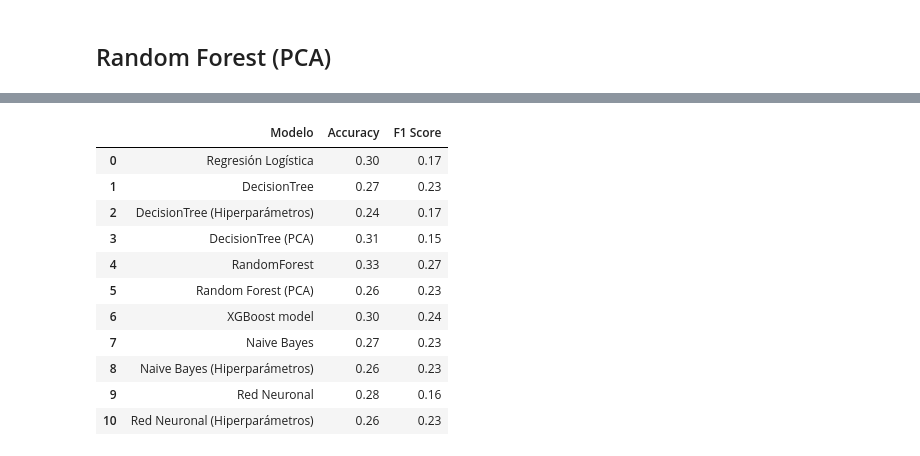
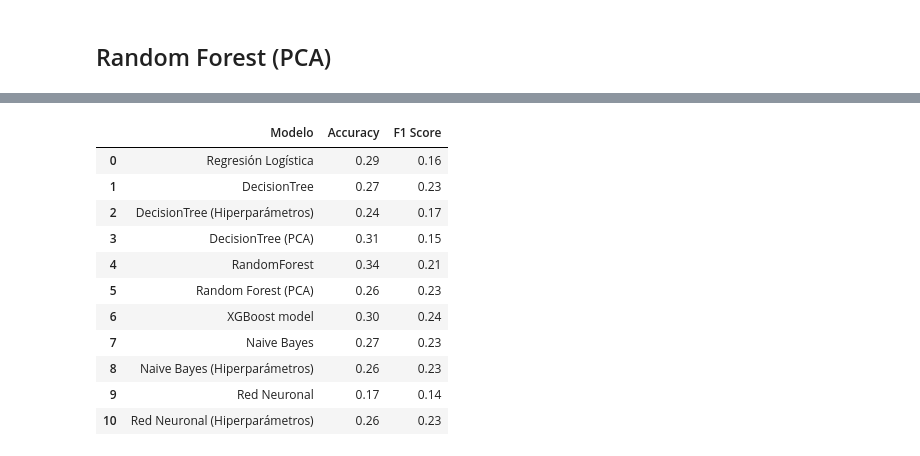
Before and after one commit to davidpolme/Taller3-DataScience, a Jupyter notebook: CDA_Taller3.ipynb, the cells around one changed output, grey strips where cells are left out. Saved outputs shown, nothing was run; the diff lists cells and outputs as text; code cells hidden in the pictures.

```diff
--- a/CDA_Taller3.ipynb
+++ b/CDA_Taller3.ipynb
@@ -2626,23 +2575,22 @@ weighted avg       0.26      0.26      0.25       302
 # %%
-import pandas as pd
 validaciones = pd.DataFrame()
 
 validaciones['Modelo'] = ['Regresión Logística ','DecisionTree', 'DecisionTree (Hiperparámetros)','DecisionTree (PCA) ',
                           'RandomForest','Random Forest (PCA)','XGBoost model','Naive Bayes','Naive Bayes (Hiperparámetros)','Red Neuronal',' Red Neuronal (Hiperparámetros)']
-validaciones['Accuracy'] = ['0.30','0.27','0.24','0.31','0.33','0.26','0.30','0.27','0.26','0.28','0.26']
-validaciones['F1 Score'] = ['0.17','0.23','0.17','0.15','0.27','0.23','0.24','0.23','0.23','0.16','0.23']
+validaciones['Accuracy'] = ['0.29','0.27','0.24','0.31','0.34','0.26','0.30','0.27','0.26','0.17','0.26']
+validaciones['F1 Score'] = ['0.16','0.23','0.17','0.15','0.21','0.23','0.24','0.23','0.23','0.14','0.23']
 
 validaciones
 # %% [output]
 |  | Modelo | Accuracy | F1 Score |
-| 0 | Regresión Logística | 0.30 | 0.17 |
+| 0 | Regresión Logística | 0.29 | 0.16 |
 | 1 | DecisionTree | 0.27 | 0.23 |
 | 2 | DecisionTree (Hiperparámetros) | 0.24 | 0.17 |
 | 3 | DecisionTree (PCA) | 0.31 | 0.15 |
-| 4 | RandomForest | 0.33 | 0.27 |
+| 4 | RandomForest | 0.34 | 0.21 |
 | 5 | Random Forest (PCA) | 0.26 | 0.23 |
 | 6 | XGBoost model | 0.30 | 0.24 |
 | 7 | Naive Bayes | 0.27 | 0.23 |
 | 8 | Naive Bayes (Hiperparámetros) | 0.26 | 0.23 |
-| 9 | Red Neuronal | 0.28 | 0.16 |
+| 9 | Red Neuronal | 0.17 | 0.14 |
 | 10 | Red Neuronal (Hiperparámetros) | 0.26 | 0.23 |
```
Also changed, not shown: parts of 161 cells of this notebook.
